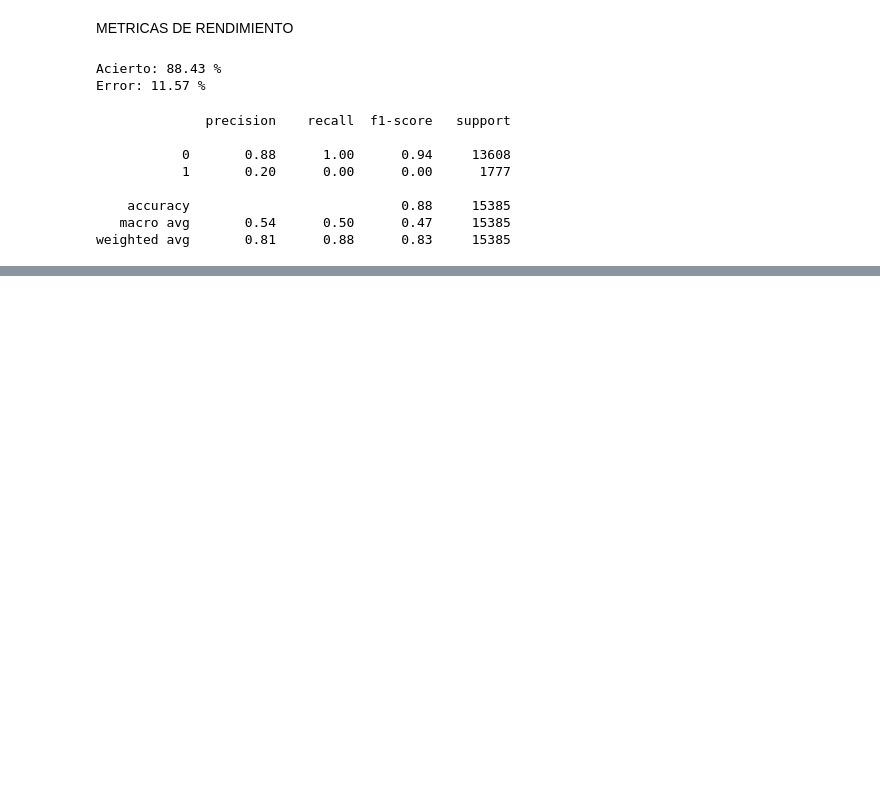
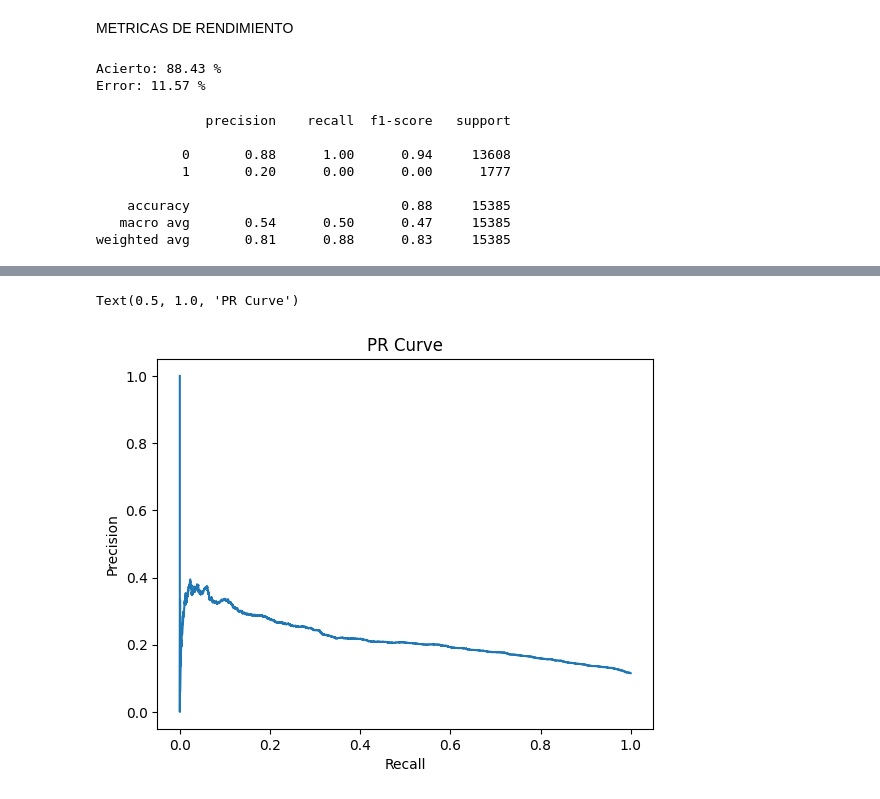
Before and after one commit to NaiaArroyo/RETO-5-NARANJA, a Jupyter notebook: regresion_logistica.ipynb, the cells around one changed output, grey strips where cells are left out. Drawn from its saved outputs; the diff is of its cells as text; code cells hidden in the pictures; blank space fills up the shorter version.

```diff
--- a/regresion_logistica.ipynb
+++ b/regresion_logistica.ipynb
@@ -343,0 +388,14 @@ weighted avg       0.81      0.88      0.83     15385
+# %%
+from sklearn.metrics import precision_recall_curve
+
+#sacamos la curva de precision/recall.
+
+prec, rec, thresholds = precision_recall_curve(
+    y_test, probabilidades_statsm
+)
+
+pd.DataFrame({
+    "prec": prec[:-1],
+    "rec": rec[:-1],
+    "threshold": thresholds
+}).iloc[80:100]
@@ -343,0 +420,12 @@ weighted avg       0.81      0.88      0.83     15385
+# %%
+# Creamos la curva
+
+plt.plot(rec, prec)
+
+plt.xlabel("Recall")
+plt.ylabel("Precision")
+
+plt.title("PR Curve")
+# %% [output]
+Text(0.5, 1.0, 'PR Curve')
+[figure, added]
```
Also changed, not shown: parts of 7 cells of this notebook.
